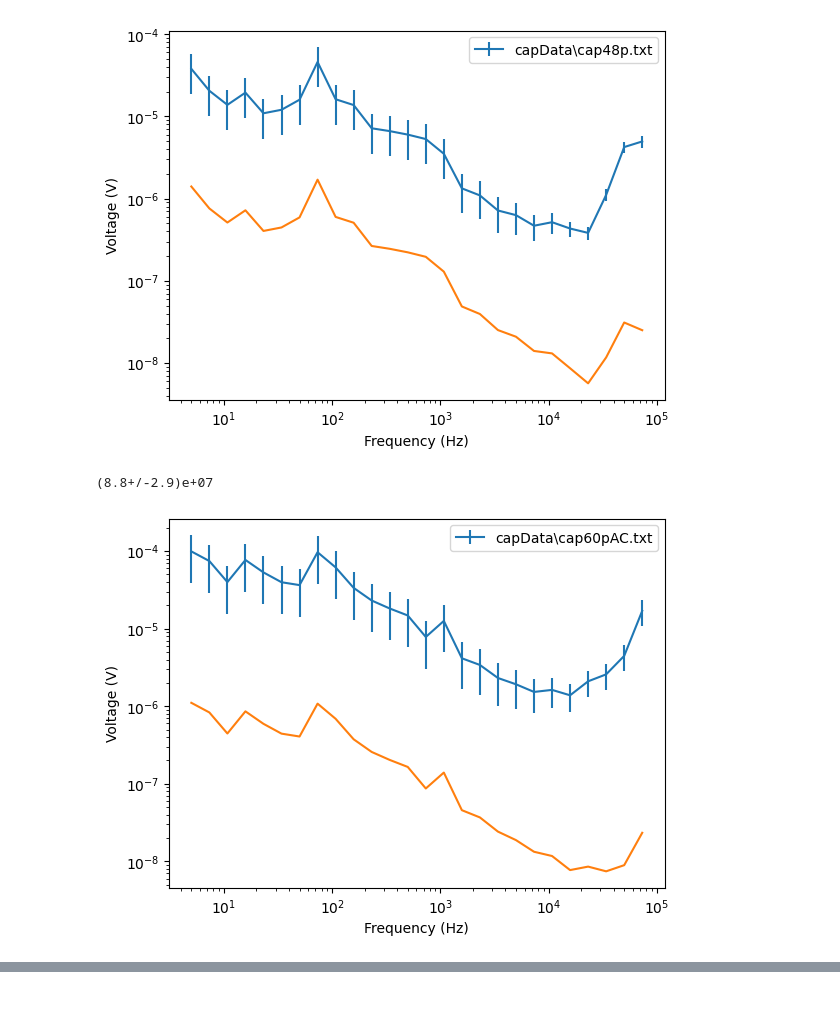
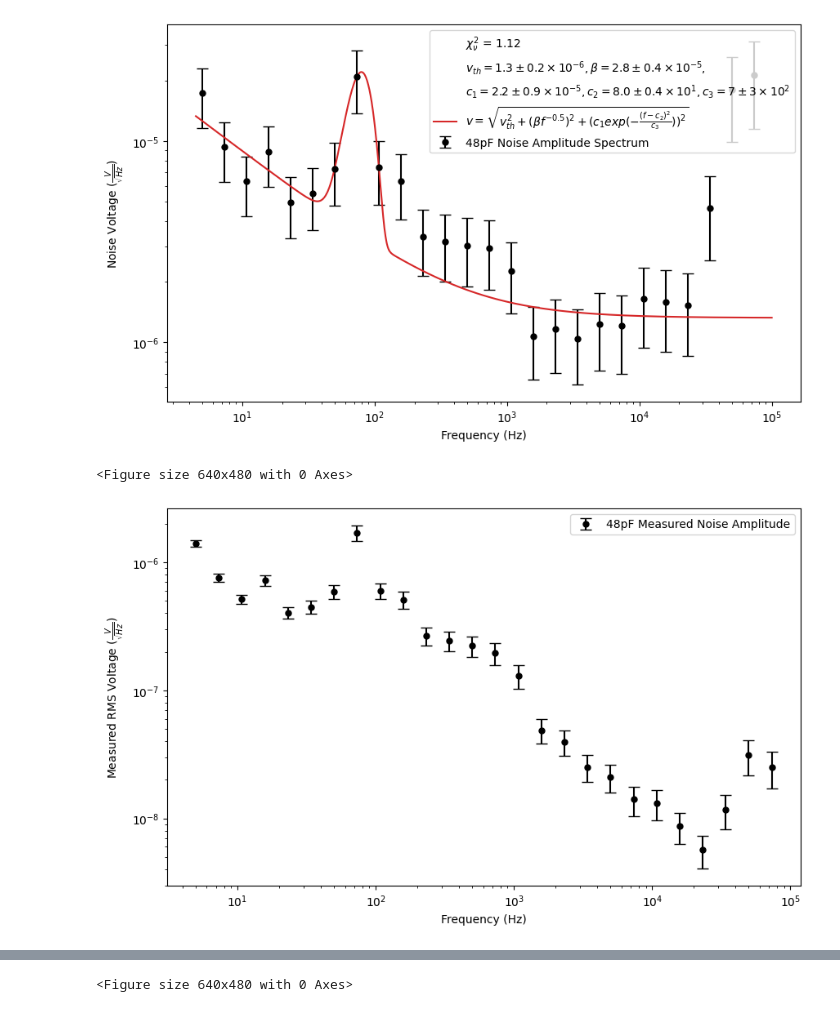
Before and after one commit to Shaquible/ENPH453, a Jupyter notebook: electricalNoise/c_noise.ipynb, the cells around one changed output, grey strips where cells are left out. Cells and saved outputs as stored; diff of their text form; code cells hidden in the pictures.

```diff
--- a/electricalNoise/c_noise.ipynb
+++ b/electricalNoise/c_noise.ipynb
@@ -33,5 +33,16 @@ uncPctFive = np.std(five)/np.mean(five)
 uncPctHundred = np.std(hundred)/np.mean(hundred)
 uncPctThousand = np.std(thousand)/np.mean(thousand)
 print(uncPctFive, uncPctHundred, uncPctThousand)
+def uncFit(f, m, b):
+    return m*np.log10(f)+b
+
+uncpopt, pcov = curve_fit(uncFit, [5, 100, 1000], [uncPctFive, uncPctHundred, uncPctThousand] )
+plt.plot([5, 100, 1000], [uncPctFive, uncPctHundred, uncPctThousand], 'o')
+plt.plot(np.logspace(0, 5, num=1000), uncFit(np.logspace(0,5, num=1000), *uncpopt))
+plt.xscale("log")
+plt.yscale("log")
+plt.show()
+def voltageUncertainty(f):
+    return uncFit(f, *uncpopt)
 # %% [output]
 0.06405111704962811 0.14300066995941668 0.20380011074927695
@@ -38,29 +50,69 @@ print(uncPctFive, uncPctHundred, uncPctThousand)
 # %%
 capacitances = [unc.ufloat(47.1, 0.01)*1e-12, unc.ufloat(60.0, 0.01)*1e-12, unc.ufloat(73.6, 0.01)*1e-12]
-ds = [unc.ufloat(0.013, 0.001), unc.ufloat(0.003, 0.001), unc.ufloat(0.003, 0.001)]
+ds = [unc.ufloat(0.003, 0.001), unc.ufloat(0.003, 0.001), unc.ufloat(0.003, 0.001)]
 data = glob.glob("capData/*.txt")
 T = unc.ufloat(273.3 + 22.9, 0.1)
-for file, cap, d in zip(data, capacitances, ds):
+datalabels = [r"48pF", r"60pF", r"80pF"]
+for file, cap, d, label in zip(data, capacitances, ds, datalabels):
     f, V = readData(file)
     R = 1/(2*np.pi*1e4*cap*d)
     print(R)
-    vsWithUnc = [unc.ufloat(v, uncPctHundred*v)/transfer(F, cap, R) for v, F in zip(V, f)]
+    vsWithUnc = [unc.ufloat(v, v*voltageUncertainty(F))/transfer(F, cap, R) for v, F in zip(V, f)]
     vsNoUnc = [v.n for v in vsWithUnc]
     vsUnc = [v.s for v in vsWithUnc]
-    # popt, pcov = curve_fit(curveFit, f, vsNoUnc, p0=[0], sigma=vsUnc)
-    expect = []
-    for F in f:
-        expect.append(expected(F, cap.n, d.n, T.n))
-    plt.errorbar(f, vsNoUnc, yerr=vsUnc, label=file)
-    plt.plot(f, V)
-    # plt.plot(f, curveFit(f, *popt), label="Fit for " + file)
+    maxFreq = f[np.argmax(vsNoUnc[5:15])+5]+5
+    popt, pcov = curve_fit(curveFit, f, vsNoUnc, p0=[expected(R, T).n, 1e-5, 1e-5, maxFreq, 100], sigma=vsUnc, bounds=(0, np.inf))
+    print(popt, pcov)
+    expectedVals = np.ones_like(f)*expected(R, T).n
+    fs = np.logspace(0.65, 5, num=1000)
+    fitName = r"$v = \sqrt{v_{th}^2 + (\beta f^{-0.5})^2 + (c_1 exp(-\frac{(f-c_2)^2}{c_3}))^2}$"
+    vthExponent = np.floor(np.log10(popt[0]))
+    vthVal = popt[0]/10**vthExponent
+    vthErr = np.sqrt(pcov[0,0])/10**vthExponent
+    betaExponent = np.floor(np.log10(popt[1]))
+    betaVal = popt[1]/10**betaExponent
+    betaErr = np.sqrt(pcov[1,1])/10**betaExponent
+    c1Exponent = np.floor(np.log10(popt[2]))
+    c1Val = popt[2]/10**c1Exponent
+    c1Err = np.sqrt(pcov[2,2])/10**c1Exponent
+    c2Exponent = np.floor(np.log10(popt[3]))
+    c2Val = popt[3]/10**c2Exponent
+    c2Err = np.sqrt(pcov[3,3])/10**c2Exponent
+    c3Exponent = np.floor(np.log10(popt[4]))
+    c3Val = popt[4]/10**c3Exponent
+    c3Err = np.sqrt(pcov[4,4])/10**c3Exponent
+
+    fitVals = rf"$v_{{th}} = {vthVal:.1f} \pm {vthErr:.1f} \times 10^{{{vthExponent:.0f}}}, \beta = {betaVal:.1f} \pm {betaErr:.1f} \times 10^{{{betaExponent:.0f}}},$"
+    fitValspt2 = rf"$c_1 = {c1Val:.1f} \pm {c1Err:.1f} \times 10^{{{c1Exponent:.0f}}}, c_2 = {c2Val:.1f} \pm {c2Err:.1f} \times 10^{{{c2Exponent:.0f}}}, c_3 = {c3Val:.0f} \pm {c3Err:.0f} \times 10^{{{c3Exponent:.0f}}}$"
+    plt.figure(figsize=(10, 6))
+    plt.plot([], [], ' ', label=rf"$\chi^2_\nu$ = {chi2:.2f}")
+    plt.plot([], [], ' ', label=fitVals)
+    plt.plot([], [], ' ', label=fitValspt2)
+    plt.errorbar(f, vsNoUnc, yerr=vsUnc, label=label + " Noise Amplitude Spectrum", fmt="ko", capsize=5, markersize=5)
+    plt.plot(fs, curveFit(fs, *popt), label=fitName)
+    chi2 = np.sum(np.pow(np.array(vsNoUnc)-curveFit(f, *popt), 2)/np.array(vsUnc)**2)/(len(vsNoUnc)-5)
+    print(chi2)
     # plt.plot(f, expect, label="Expected for " + file)
     # print("Expected: ", expectedSlope(cap, d, T))
     # print("Fit: ", popt, pcov)
+
     plt.xscale("log")
     plt.yscale("log")
     plt.xlabel("Frequency (Hz)")
-    plt.ylabel("Voltage (V)")
+    plt.ylabel(r"Noise Voltage $(\frac{V}{\sqrt{Hz}})$")
     plt.legend()
+    plt.savefig(f"plots/{label}.svg", bbox_inches="tight")
     plt.show()
+    plt.clf()
+    plt.figure(figsize=(10, 6))
+    expectedMeasurement = [(expected(R, T)*transfer(F, cap, R)).n for F in fs]
+    plt.errorbar(f, V, yerr=V*voltageUncertainty(f), label=label + " Measured Noise Amplitude", fmt="ko", capsize=5, markersize=5)
+    plt.xscale("log")
+    plt.yscale("log")
+    plt.xlabel("Frequency (Hz)")
+    plt.ylabel(r"Measured RMS Voltage ($\frac{V}{\sqrt{Hz}}$)")
+    plt.legend()
+    plt.savefig(f"plots/{label}Measured.svg", bbox_inches="tight")
+    plt.show()
+    plt.clf()
 # %% [output]
@@ -68,3 +132,3 @@ for file, cap, d in zip(data, capacitances, ds):
-[figure, old version]
+[figure, new version]
-(8.8+/-2.9)e+07
+<Figure size 640x480 with 0 Axes>
-[figure, old version]
+[figure, new version]
@@ -71,0 +148 @@ for file, cap, d in zip(data, capacitances, ds):
+<Figure size 640x480 with 0 Axes>
```
Also changed, not shown: parts of 3 cells of this notebook, 22 other files.
